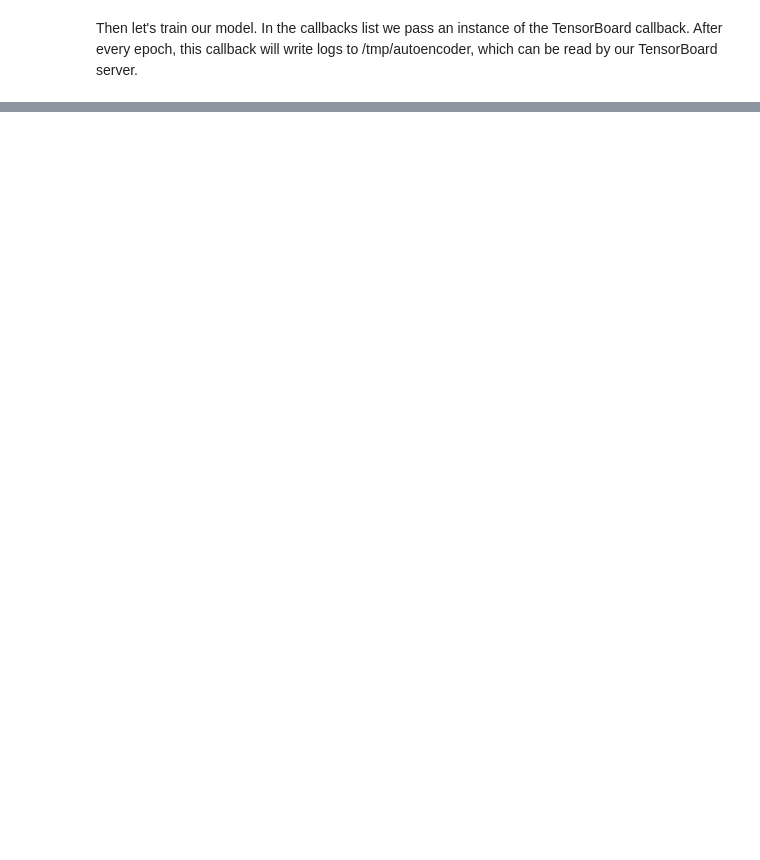
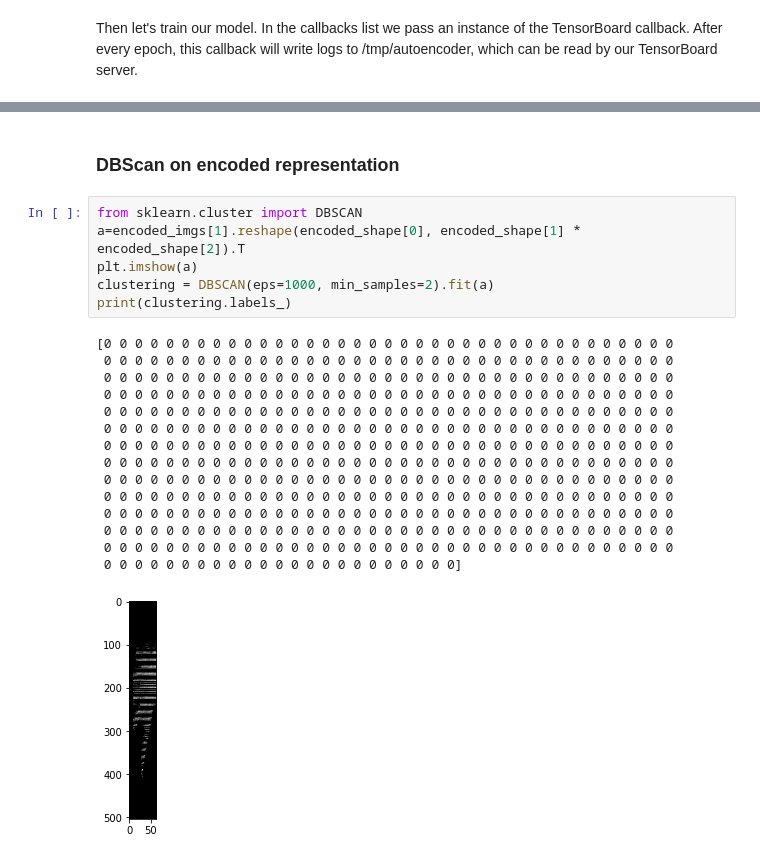
Before and after one commit to Valentyn1997/xray, a Jupyter notebook: notebooks/CNN_hitansh.ipynb, the cells around one changed output, grey strips where cells are left out. Drawn from its saved outputs; the diff is of its cells as text; blank space fills up the shorter version.

```diff
--- a/notebooks/CNN_hitansh.ipynb
+++ b/notebooks/CNN_hitansh.ipynb
@@ -169,0 +209,24 @@ plt.show()
+# %% [markdown]
+<h3>DBScan on encoded representation</h3>
+# %%
+from sklearn.cluster import DBSCAN
+a=encoded_imgs[1].reshape(encoded_shape[0], encoded_shape[1] * encoded_shape[2]).T
+plt.imshow(a)
+clustering = DBSCAN(eps=1000, min_samples=2).fit(a)
+print(clustering.labels_)
+# %% [output]
+[0 0 0 0 0 0 0 0 0 0 0 0 0 0 0 0 0 0 0 0 0 0 0 0 0 0 0 0 0 0 0 0 0 0 0 0 0
+ 0 0 0 0 0 0 0 0 0 0 0 0 0 0 0 0 0 0 0 0 0 0 0 0 0 0 0 0 0 0 0 0 0 0 0 0 0
+ 0 0 0 0 0 0 0 0 0 0 0 0 0 0 0 0 0 0 0 0 0 0 0 0 0 0 0 0 0 0 0 0 0 0 0 0 0
+ 0 0 0 0 0 0 0 0 0 0 0 0 0 0 0 0 0 0 0 0 0 0 0 0 0 0 0 0 0 0 0 0 0 0 0 0 0
+ 0 0 0 0 0 0 0 0 0 0 0 0 0 0 0 0 0 0 0 0 0 0 0 0 0 0 0 0 0 0 0 0 0 0 0 0 0
+ 0 0 0 0 0 0 0 0 0 0 0 0 0 0 0 0 0 0 0 0 0 0 0 0 0 0 0 0 0 0 0 0 0 0 0 0 0
+ 0 0 0 0 0 0 0 0 0 0 0 0 0 0 0 0 0 0 0 0 0 0 0 0 0 0 0 0 0 0 0 0 0 0 0 0 0
+ 0 0 0 0 0 0 0 0 0 0 0 0 0 0 0 0 0 0 0 0 0 0 0 0 0 0 0 0 0 0 0 0 0 0 0 0 0
+ 0 0 0 0 0 0 0 0 0 0 0 0 0 0 0 0 0 0 0 0 0 0 0 0 0 0 0 0 0 0 0 0 0 0 0 0 0
+ 0 0 0 0 0 0 0 0 0 0 0 0 0 0 0 0 0 0 0 0 0 0 0 0 0 0 0 0 0 0 0 0 0 0 0 0 0
+ 0 0 0 0 0 0 0 0 0 0 0 0 0 0 0 0 0 0 0 0 0 0 0 0 0 0 0 0 0 0 0 0 0 0 0 0 0
+ 0 0 0 0 0 0 0 0 0 0 0 0 0 0 0 0 0 0 0 0 0 0 0 0 0 0 0 0 0 0 0 0 0 0 0 0 0
+ 0 0 0 0 0 0 0 0 0 0 0 0 0 0 0 0 0 0 0 0 0 0 0 0 0 0 0 0 0 0 0 0 0 0 0 0 0
+ 0 0 0 0 0 0 0 0 0 0 0 0 0 0 0 0 0 0 0 0 0 0 0]
+[figure, added]
```
Also changed, not shown: parts of 20 cells of this notebook, 1 other file.
